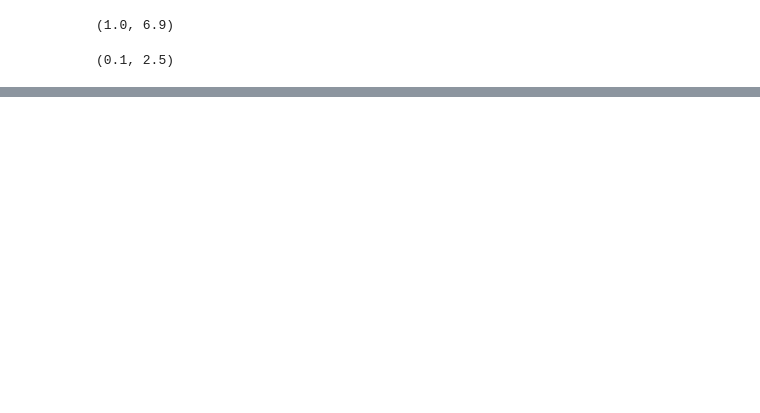
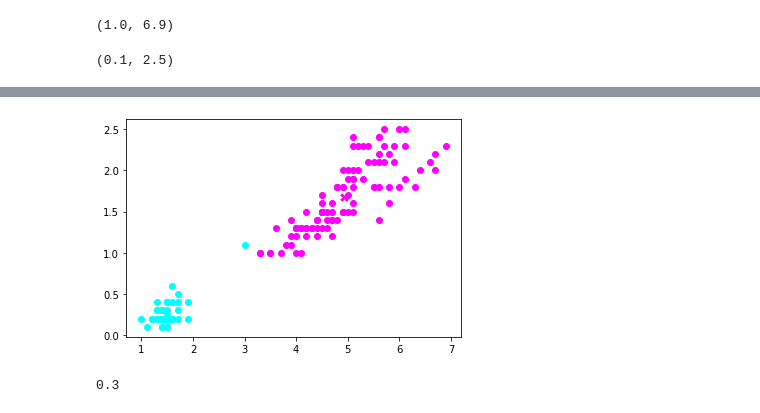
Before and after one commit to Xeveq/jupyter-ds-kmeans, a Jupyter notebook: kmeans.ipynb, the cells around one changed output, grey strips where cells are left out. Cells and saved outputs as stored; diff of their text form; code cells hidden in the pictures; blank space fills up the shorter version.

```diff
--- a/kmeans.ipynb
+++ b/kmeans.ipynb
@@ -143,0 +112,33 @@ Text(0, 0.5, 'Pepal width')
+# %%
+r1=(new_x, new_y)
+r2=(new_x2, new_y2)
+nr1_x=()
+nr1_y=()
+nr2_x=()
+nr2_y=()
+# %%
+for petal in petal_len_width:
+    dist = math.sqrt(pow(r1[0]-petal[0],2)+pow(r1[1]-petal[1],2))
+    dist2 = math.sqrt(pow(r2[0]-petal[0],2)+pow(r2[1]-petal[1],2))
+    if dist < dist2:
+        plt.scatter(petal[0], petal[1], c='magenta')
+        nr1_x = np.append(nr1_x, petal[0])
+        nr1_y = np.append(nr1_y, petal[1])
+    else:
+        plt.scatter(petal[0], petal[1] ,c='cyan')
+        nr2_x = np.append(nr2_x, petal[0])
+        nr2_y = np.append(nr2_y, petal[1])
+    plt.scatter(r1[0], r1[1], marker='x',c='magenta')
+    plt.scatter(r2[0], r2[1], marker='*', c='cyan')
+plt.show()
+new_x = sum(nr1_x)/len(nr1_x)
+new_y = sum(nr1_y)/len(nr1_y)
+round(new_x,1)
+round(new_y,1)
+new_x2 = sum(nr2_x)/len(nr2_x)
+new_y2 = sum(nr2_y)/len(nr2_y)
+round(new_x2,1)
+round(new_y2,1)
+# %% [output]
+[figure, added]
+0.3
```
Also changed, not shown: parts of 13 cells of this notebook.
